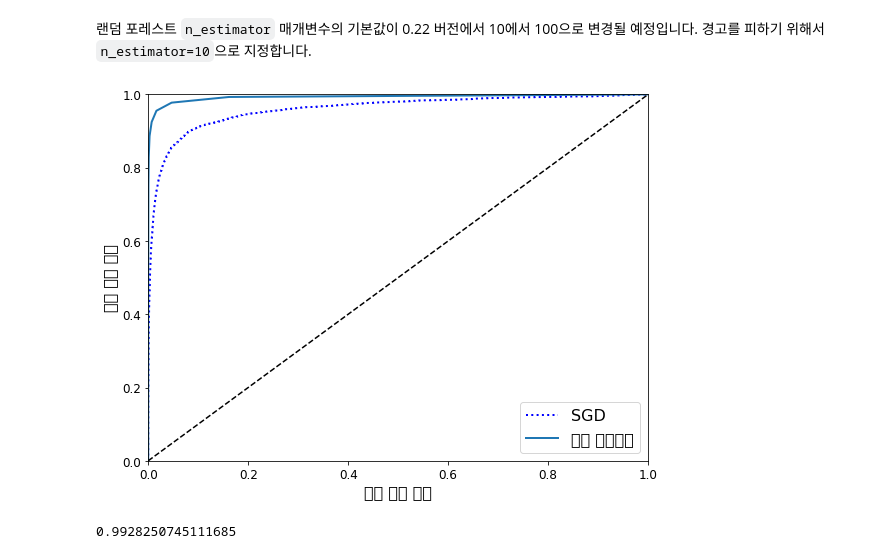
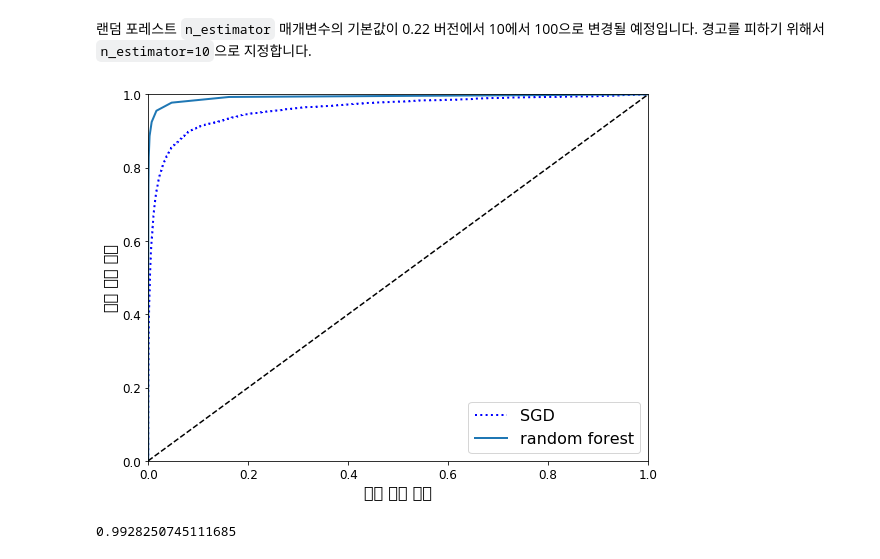
Before and after one commit to waltechel/handson-ml, a Jupyter notebook: 03_classification.ipynb, the cells around one changed output. Cells and saved outputs as stored; diff of their text form; code cells hidden in the pictures.

```diff
--- a/03_classification.ipynb
+++ b/03_classification.ipynb
@@ -397,12 +464,12 @@ fpr_forest, tpr_forest, thresholds_forest = roc_curve(y_train_5,y_scores_forest)
 # %%
 plt.figure(figsize=(8, 6))
 plt.plot(fpr, tpr, "b:", linewidth=2, label="SGD")
-plot_roc_curve(fpr_forest, tpr_forest, "랜덤 포레스트")
+plot_roc_curve(fpr_forest, tpr_forest, "random forest")
 plt.legend(loc="lower right", fontsize=16)
 save_fig("roc_curve_comparison_plot")
 plt.show()
 # %% [output]
-[figure, old version]
+[figure, new version]
 # %%
 # 랜덤 포레스트로 돌리면 지표가 매우 높게 나온다(그만큼 예측을 잘해낸다)
 roc_auc_score(y_train_5, y_scores_forest)
```
Also changed, not shown: parts of 25 cells of this notebook.
